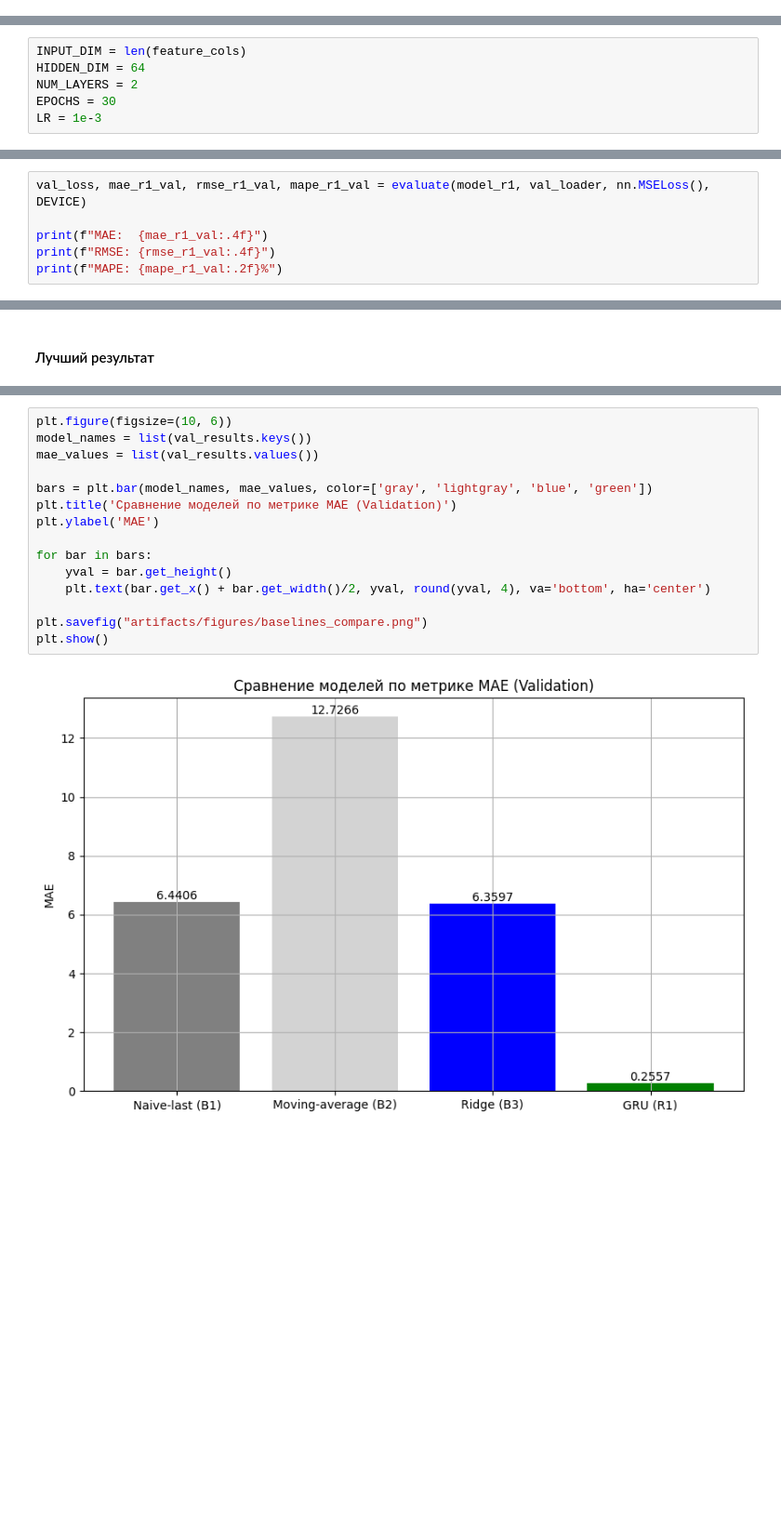
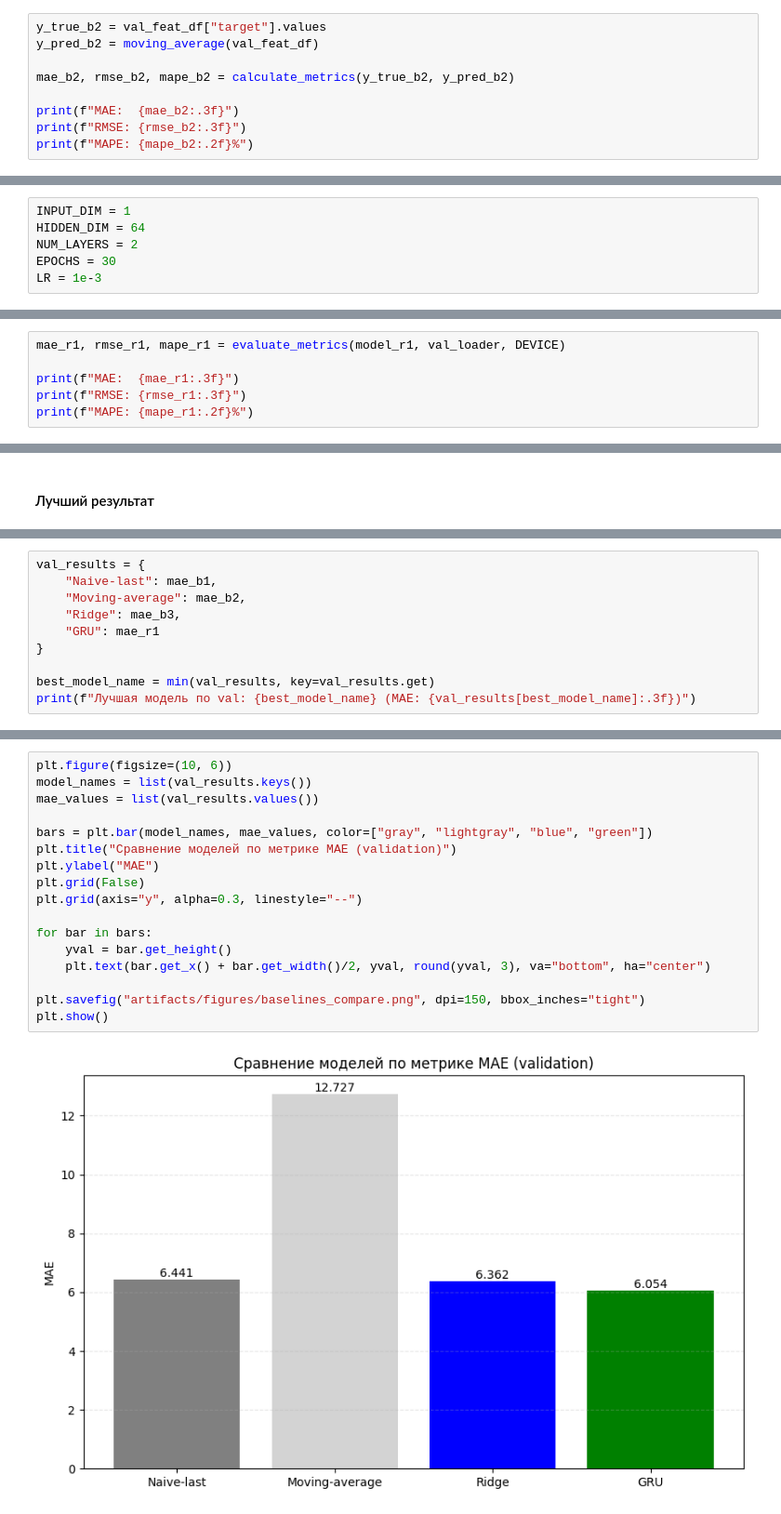
Before and after one commit to as-tar/mirea-aie-course, a Jupyter notebook: homeworks/HW12/HW12.ipynb, the cells around one changed output, grey strips where cells are left out. Shown at 93% size. Cells and saved outputs as stored; diff of their text form; blank space fills up the shorter version.

```diff
--- a/homeworks/HW12/HW12.ipynb
+++ b/homeworks/HW12/HW12.ipynb
@@ -342,0 +344,9 @@ MAPE: 8.83%
+# %%
+y_true_b2 = val_feat_df["target"].values
+y_pred_b2 = moving_average(val_feat_df)
+
+mae_b2, rmse_b2, mape_b2 = calculate_metrics(y_true_b2, y_pred_b2)
+
+print(f"MAE:  {mae_b2:.3f}")
+print(f"RMSE: {rmse_b2:.3f}")
+print(f"MAPE: {mape_b2:.2f}%")
@@ -384,7 +403,7 @@ class GRUModel(nn.Module):
         out = self.fc(out[:, -1, :])
         return out
 # %%
-INPUT_DIM = len(feature_cols)
+INPUT_DIM = 1
 HIDDEN_DIM = 64
 NUM_LAYERS = 2
 EPOCHS = 30
@@ -433,7 +473,7 @@ plt.show()
 # %%
-val_loss, mae_r1_val, rmse_r1_val, mape_r1_val = evaluate(model_r1, val_loader, nn.MSELoss(), DEVICE)
+mae_r1, rmse_r1, mape_r1 = evaluate_metrics(model_r1, val_loader, DEVICE)
 
-print(f"MAE:  {mae_r1_val:.4f}")
-print(f"RMSE: {rmse_r1_val:.4f}")
-print(f"MAPE: {mape_r1_val:.2f}%")
+print(f"MAE:  {mae_r1:.3f}")
+print(f"RMSE: {rmse_r1:.3f}")
+print(f"MAPE: {mape_r1:.2f}%")
 # %% [output]
@@ -509,0 +505,10 @@ MAPE: 47.80%
+# %%
+val_results = {
+    "Naive-last": mae_b1,
+    "Moving-average": mae_b2,
+    "Ridge": mae_b3,
+    "GRU": mae_r1
+}
+
+best_model_name = min(val_results, key=val_results.get)
+print(f"Лучшая модель по val: {best_model_name} (MAE: {val_results[best_model_name]:.3f})")
@@ -536,18 +561,20 @@ plt.show()
 # %%
 plt.figure(figsize=(10, 6))
 model_names = list(val_results.keys())
 mae_values = list(val_results.values())
 
-bars = plt.bar(model_names, mae_values, color=['gray', 'lightgray', 'blue', 'green'])
-plt.title('Сравнение моделей по метрике MAE (Validation)')
-plt.ylabel('MAE')
+bars = plt.bar(model_names, mae_values, color=["gray", "lightgray", "blue", "green"])
+plt.title("Сравнение моделей по метрике MAE (validation)")
+plt.ylabel("MAE")
+plt.grid(False)
+plt.grid(axis="y", alpha=0.3, linestyle="--")
 
 for bar in bars:
     yval = bar.get_height()
-    plt.text(bar.get_x() + bar.get_width()/2, yval, round(yval, 4), va='bottom', ha='center')
+    plt.text(bar.get_x() + bar.get_width()/2, yval, round(yval, 3), va="bottom", ha="center")
 
-plt.savefig("artifacts/figures/baselines_compare.png")
+plt.savefig("artifacts/figures/baselines_compare.png", dpi=150, bbox_inches="tight")
 plt.show()
 # %% [output]
-[figure, old version]
+[figure, new version]
 # %%
```
Also changed, not shown: parts of 38 cells of this notebook, 8 other files.
